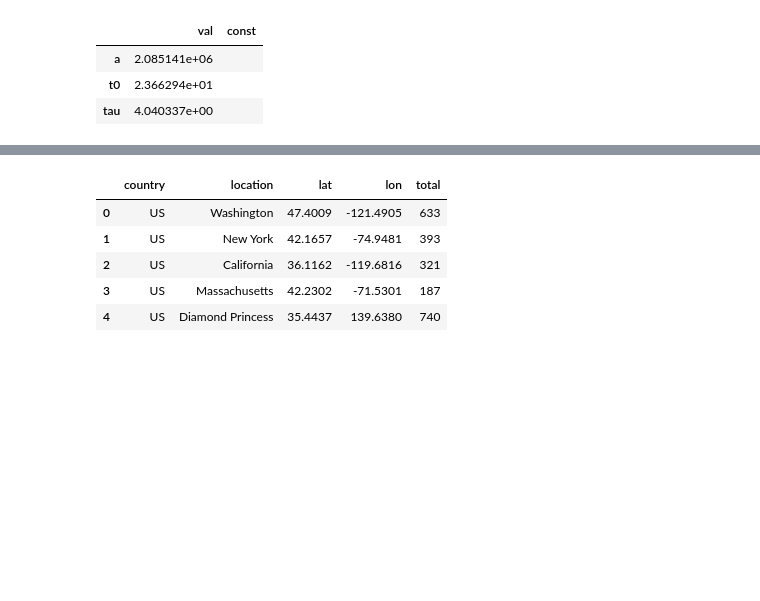
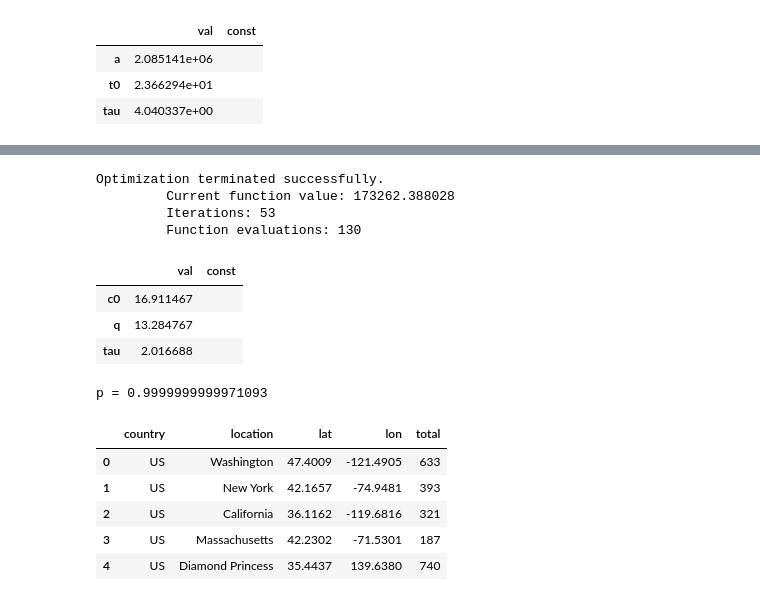
Before and after one commit to robdmc/COVID-19, a Jupyter notebook: us_corona.ipynb, the cells around one changed output, grey strips where cells are left out. Saved outputs shown, nothing was run; the diff lists cells and outputs as text; code cells hidden in the pictures; blank space fills up the shorter version.

```diff
--- a/us_corona.ipynb
+++ b/us_corona.ipynb
@@ -72,3 +72,20 @@ Warning: Maximum number of function evaluations has been exceeded.
 | a | 2.085141e+06 |  |
 | t0 | 2.366294e+01 |  |
 | tau | 4.040337e+00 |  |
+# %%
+# Cumulative growth model from
+# https://www.ncbi.nlm.nih.gov/pmc/articles/PMC5348083/
+df = loader.df_total
+def model(p):
+    r = 1 / p.tau
+    P = .5 * (1 + np.tanh(p.q))
+    m = 1 / (1 + 1e-10 - P)
+
+    return ((r / m ) * p.x + p.c0 ** (1 / m)) ** m
+
+fitter = ezr.Fitter(c0=17., q=13, tau=2)
+# fitter.optimizer_kwargs(maxiter=1)
+fitter.fit(x=df.days, y=df.cases, model=model, plot_every=1, )
+display(fitter.params)
+print(f'p = {.5 * (1 + np.tanh(fitter.params.q))}')
+# %% [output]
@@ -75,3 +93,12 @@ Warning: Maximum number of function evaluations has been exceeded.
+Optimization terminated successfully.
+         Current function value: 173262.388028
+         Iterations: 53
+         Function evaluations: 130
+|  | val | const |
+| c0 | 16.911467 |  |
+| q | 13.284767 |  |
+| tau | 2.016688 |  |
+p = 0.9999999999971093
 # %%
 df = loader.df_raw.T
 df['total'] = df.sum(axis=1)
```
Also changed, not shown: parts of 1 cell of this notebook.
